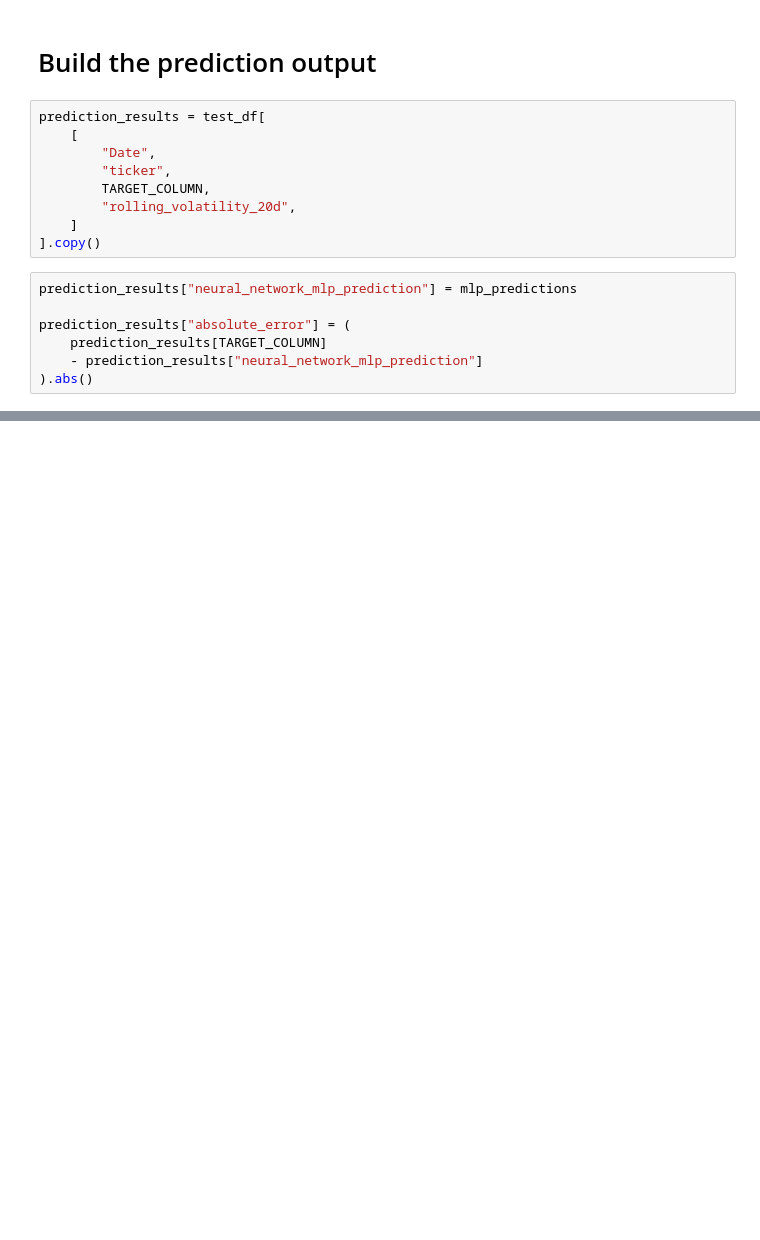
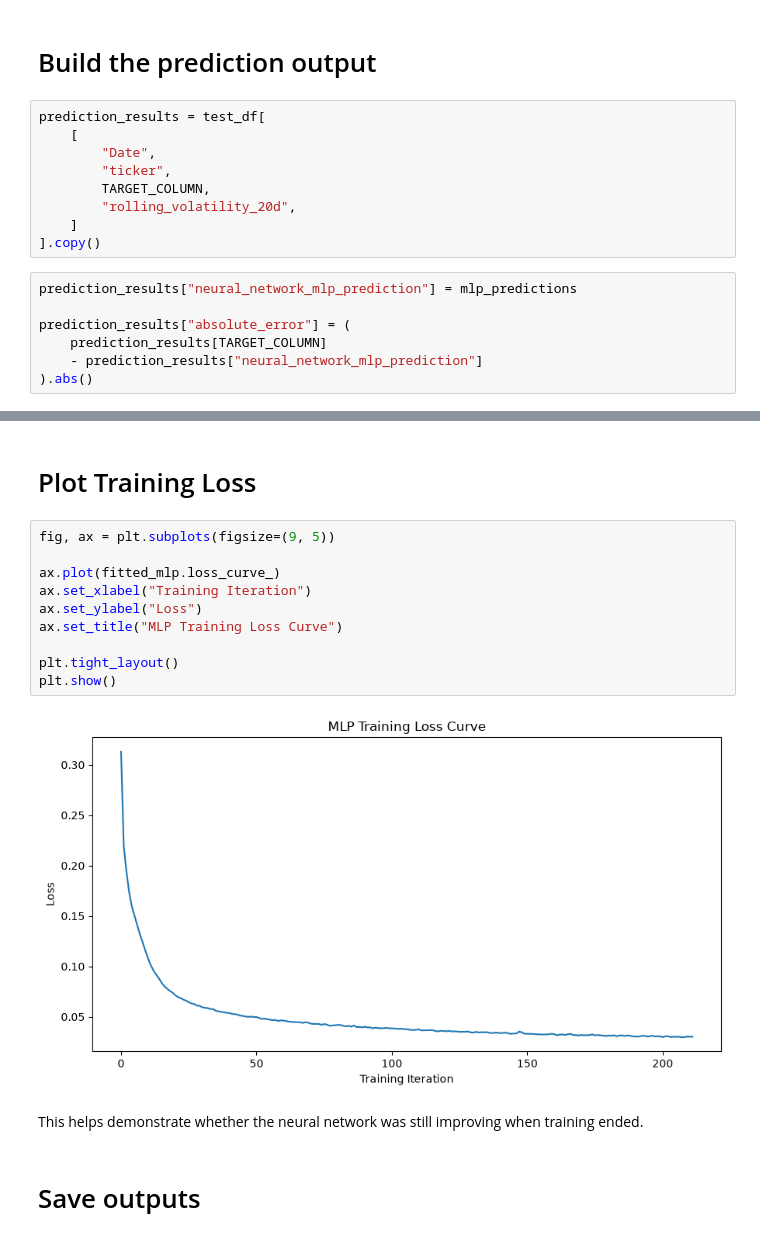
Before and after one commit to SamiiShabuse/INFO442-Group-Project, a Jupyter notebook: notebooks/04_modeling/07_neural_network_mlp.ipynb, the cells around one changed output, grey strips where cells are left out. Drawn from its saved outputs; the diff is of its cells as text; blank space fills up the shorter version.

Commit message:
finish generating notebook outputs

```diff
--- a/notebooks/04_modeling/07_neural_network_mlp.ipynb
+++ b/notebooks/04_modeling/07_neural_network_mlp.ipynb
@@ -414,0 +516,18 @@ prediction_results["absolute_error"] = (
+# %% [markdown]
+# Plot Training Loss
+# %%
+fig, ax = plt.subplots(figsize=(9, 5))
+
+ax.plot(fitted_mlp.loss_curve_)
+ax.set_xlabel("Training Iteration")
+ax.set_ylabel("Loss")
+ax.set_title("MLP Training Loss Curve")
+
+plt.tight_layout()
+plt.show()
+# %% [output]
+[figure, added]
+# %% [markdown]
+This helps demonstrate whether the neural network was still improving when training ended.
+# %% [markdown]
+# Save outputs
```
Also changed, not shown: parts of 7 cells of this notebook, 2 other files.
